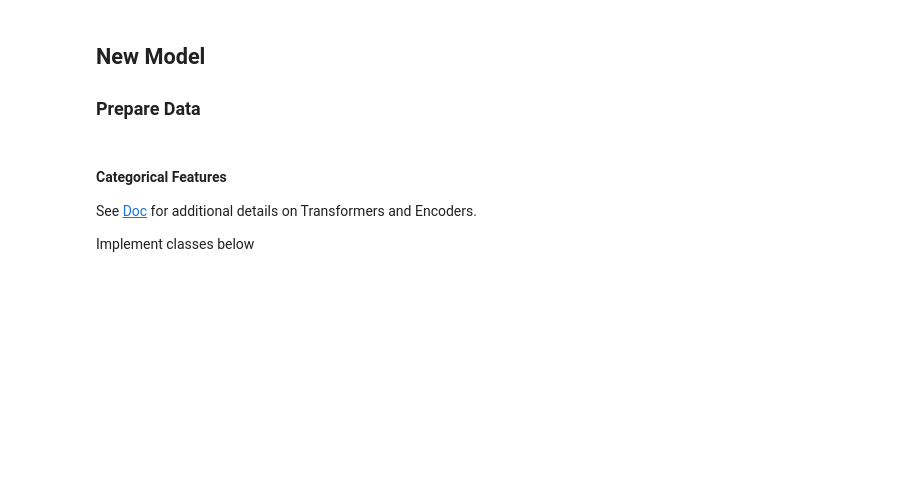
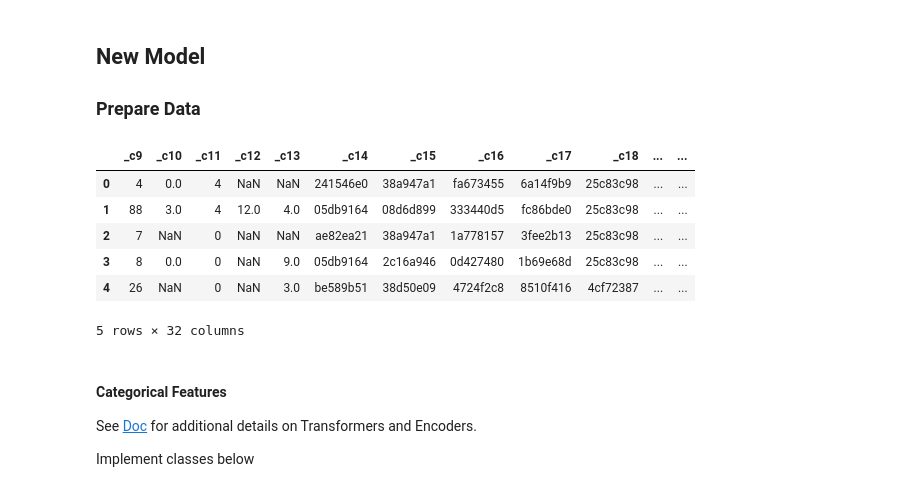
Before and after one commit to maxkvant/MLBD, a Jupyter notebook: gradient_boosting/notebooks/xgboost.ipynb, the cells around one changed output. Drawn from its saved outputs; the diff is of its cells as text; code cells hidden in the pictures; blank space fills up the shorter version.

```diff
--- a/gradient_boosting/notebooks/xgboost.ipynb
+++ b/gradient_boosting/notebooks/xgboost.ipynb
@@ -255,6 +258,16 @@ df = sqlContext.read.format("com.databricks.spark.csv") \
     .load('file:///' + TRAIN_PATH)
 
 df = df.sample(False, 0.5)
+# %%
+df.limit(5).toPandas().loc[:,'_c9':]
+# %% [output]
+|  | _c9 | _c10 | _c11 | _c12 | _c13 | _c14 | _c15 | _c16 | _c17 | _c18 | ... | ... |
+| 0 | 4 | 0.0 | 4 | NaN | NaN | 241546e0 | 38a947a1 | fa673455 | 6a14f9b9 | 25c83c98 | ... | ... |
+| 1 | 88 | 3.0 | 4 | 12.0 | 4.0 | 05db9164 | 08d6d899 | 333440d5 | fc86bde0 | 25c83c98 | ... | ... |
+| 2 | 7 | NaN | 0 | NaN | NaN | ae82ea21 | 38a947a1 | 1a778157 | 3fee2b13 | 25c83c98 | ... | ... |
+| 3 | 8 | 0.0 | 0 | NaN | 9.0 | 05db9164 | 2c16a946 | 0d427480 | 1b69e68d | 25c83c98 | ... | ... |
+| 4 | 26 | NaN | 0 | NaN | 3.0 | be589b51 | 38d50e09 | 4724f2c8 | 8510f416 | 4cf72387 | ... | ... |
+5 rows × 32 columns
 # %% [markdown]
 #### Categorical Features
 
```
Also changed, not shown: parts of 8 cells of this notebook.
